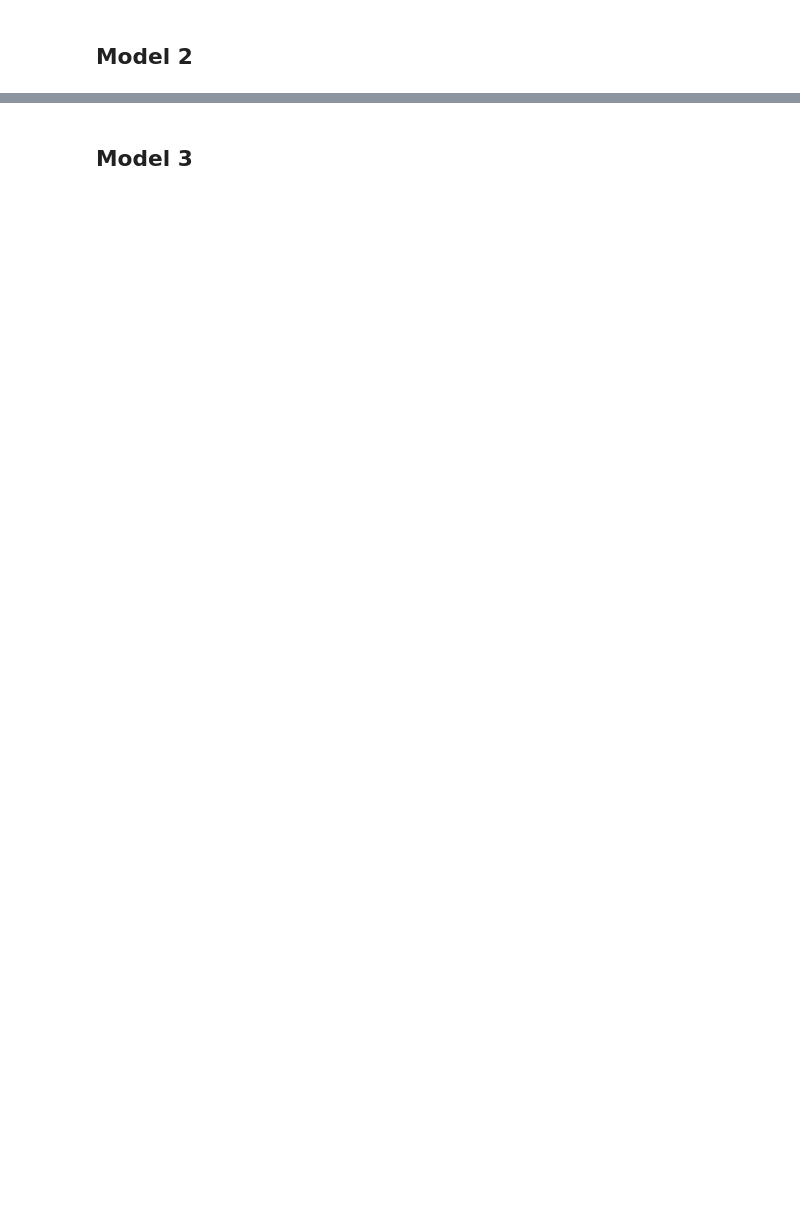
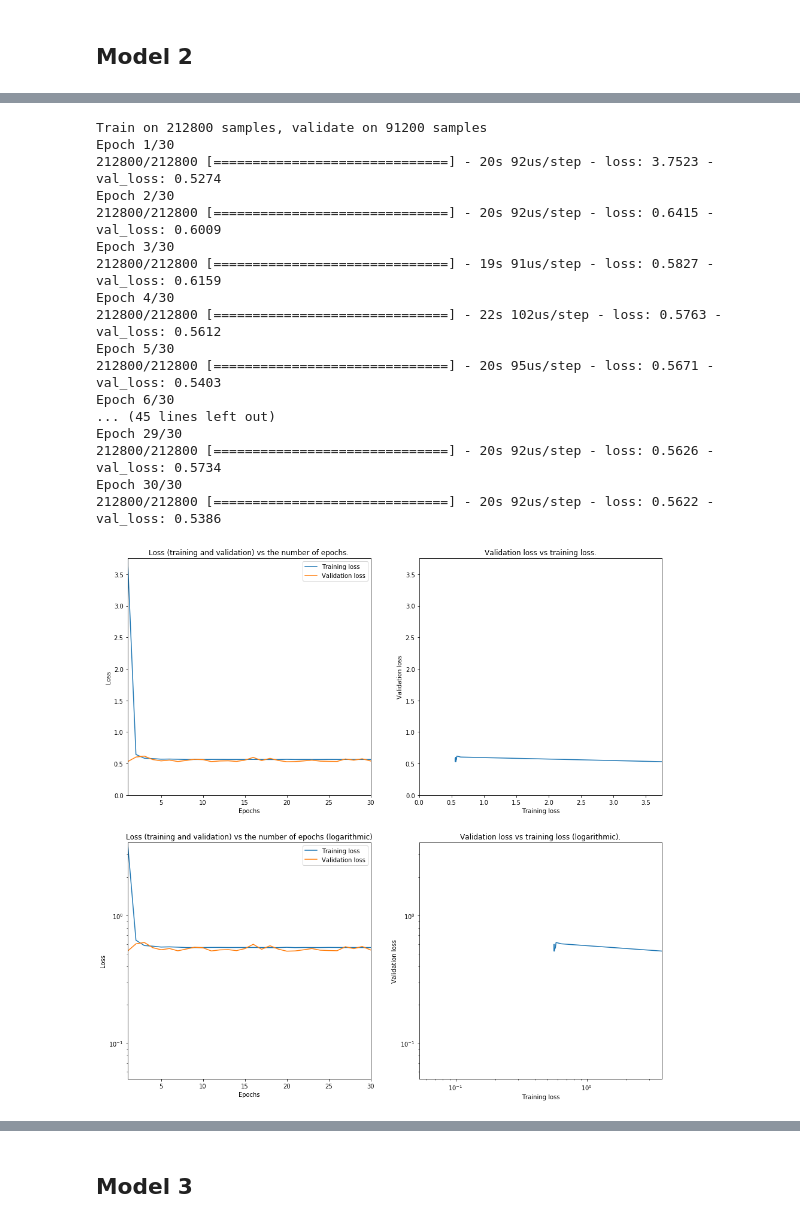
Before and after one commit to TimHeiszwolf/Quantum_energy_ML, a Jupyter notebook: MachineLearning.ipynb, the cells around one changed output, grey strips where cells are left out. Cells and saved outputs as stored; diff of their text form; code cells hidden in the pictures; blank space fills up the shorter version.

```diff
--- a/MachineLearning.ipynb
+++ b/MachineLearning.ipynb
@@ -293,7 +345,7 @@ for i in range(0,10):
 ## Model 2
 # %%
 inputSize = 8
-settings = [['Dense', 64, 'softplus', False], ['Dense', 64, 'softplus', True], ['Dense', 1, 'linear', False]]
+settings = [['Dense', 512, 'softplus', False], ['Dense', 512, 'softplus', False], ['Dense', 512, 'softplus', False], ['Dense', 1, 'linear', False]]
 learningRate = 5*10**-4
 
 model = makeNetwork(inputSize, settings, learningRate)
@@ -301,3 +371,22 @@ model.summary()
 # %%
-trainNetwork(model, trainingInput, 0.2, numberOfEpochs=100, batchSize=32, verboseSetting=1)
+trainNetwork(model, trainingInput, 0.3, numberOfEpochs=30, batchSize=32, verboseSetting=1)
 print()
+# %% [output]
+Train on 212800 samples, validate on 91200 samples
+Epoch 1/30
+212800/212800 [==============================] - 20s 92us/step - loss: 3.7523 - val_loss: 0.5274
+Epoch 2/30
+212800/212800 [==============================] - 20s 92us/step - loss: 0.6415 - val_loss: 0.6009
+Epoch 3/30
+212800/212800 [==============================] - 19s 91us/step - loss: 0.5827 - val_loss: 0.6159
+Epoch 4/30
+212800/212800 [==============================] - 22s 102us/step - loss: 0.5763 - val_loss: 0.5612
+Epoch 5/30
+212800/212800 [==============================] - 20s 95us/step - loss: 0.5671 - val_loss: 0.5403
+Epoch 6/30
+... (45 lines left out)
+Epoch 29/30
+212800/212800 [==============================] - 20s 92us/step - loss: 0.5626 - val_loss: 0.5734
+Epoch 30/30
+212800/212800 [==============================] - 20s 92us/step - loss: 0.5622 - val_loss: 0.5386
+[figure, added]
```
Also changed, not shown: parts of 33 cells of this notebook, 4 other files.
